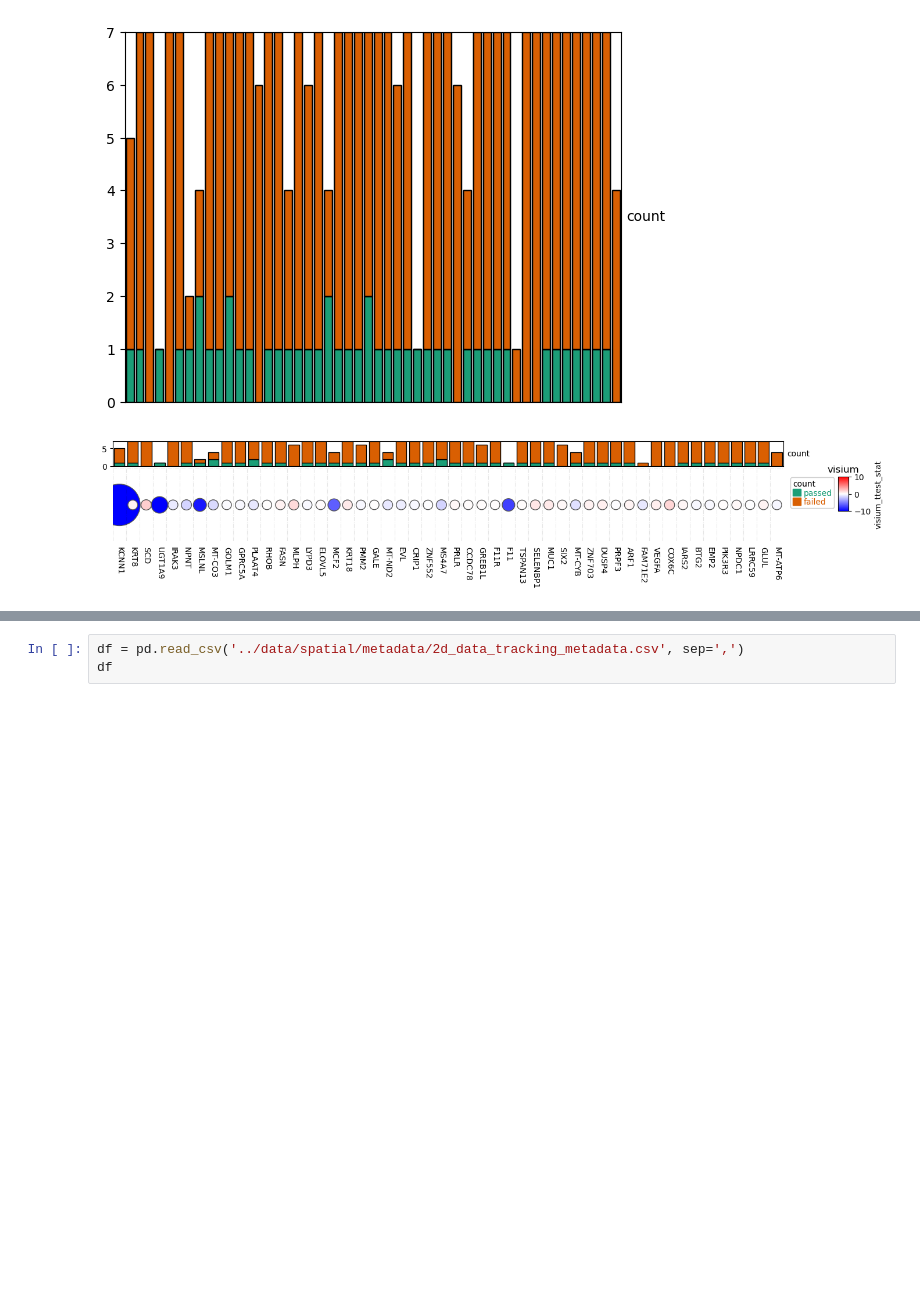
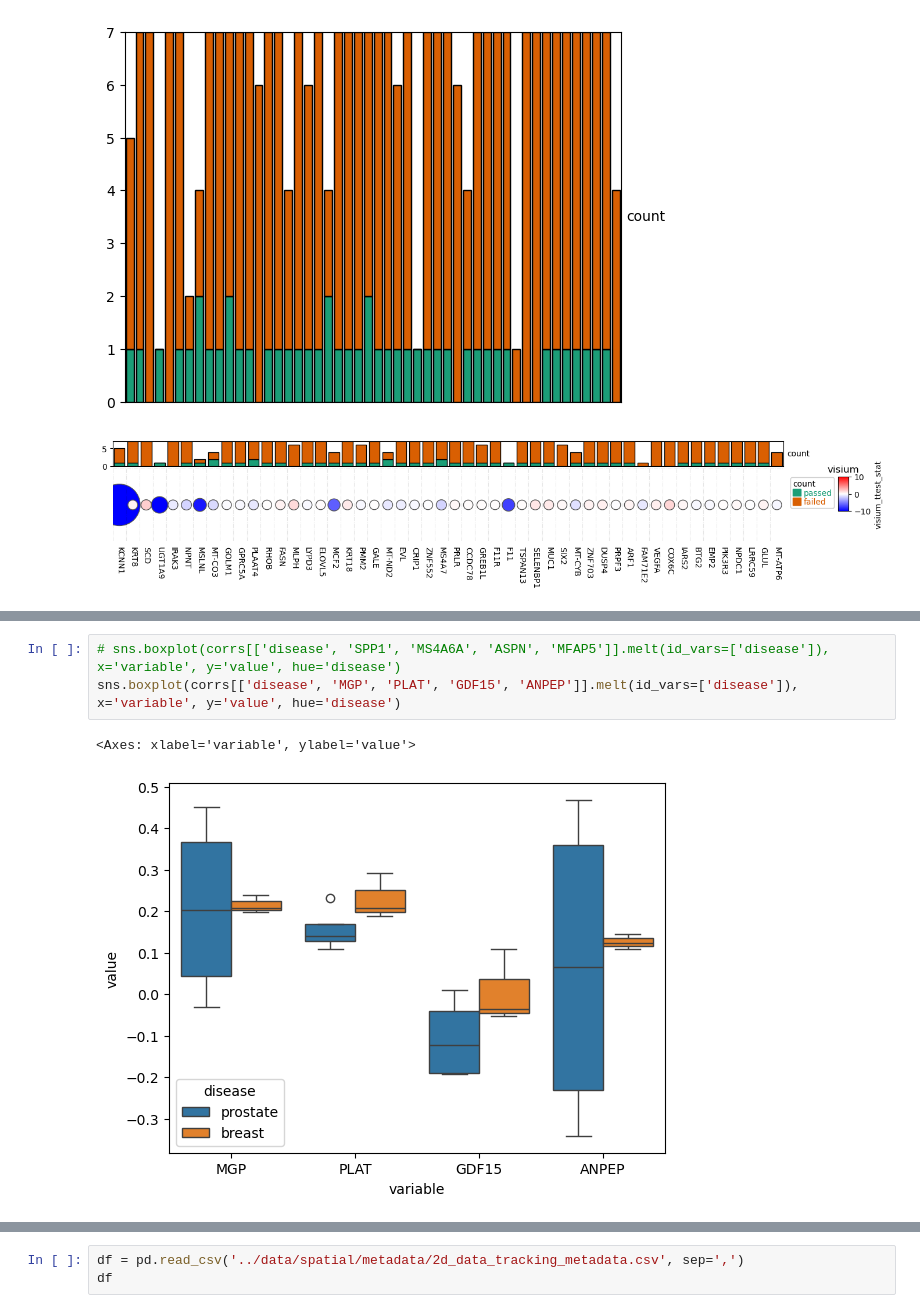
Before and after one commit to estorrs/3d-analysis, a Jupyter notebook: notebooks/4_deg_ranking.ipynb, the cells around one changed output, grey strips where cells are left out. Drawn from its saved outputs; the diff is of its cells as text; blank space fills up the shorter version.

```diff
--- a/notebooks/4_deg_ranking.ipynb
+++ b/notebooks/4_deg_ranking.ipynb
@@ -456,0 +548,6 @@ Estimated legend width: 16.758333333333333 mm
+# %%
+# sns.boxplot(corrs[['disease', 'SPP1', 'MS4A6A', 'ASPN', 'MFAP5']].melt(id_vars=['disease']), x='variable', y='value', hue='disease')
+sns.boxplot(corrs[['disease', 'MGP', 'PLAT', 'GDF15', 'ANPEP']].melt(id_vars=['disease']), x='variable', y='value', hue='disease')
+# %% [output]
+<Axes: xlabel='variable', ylabel='value'>
+[figure, added]
```
Also changed, not shown: parts of 18 cells of this notebook, 5 other files.
